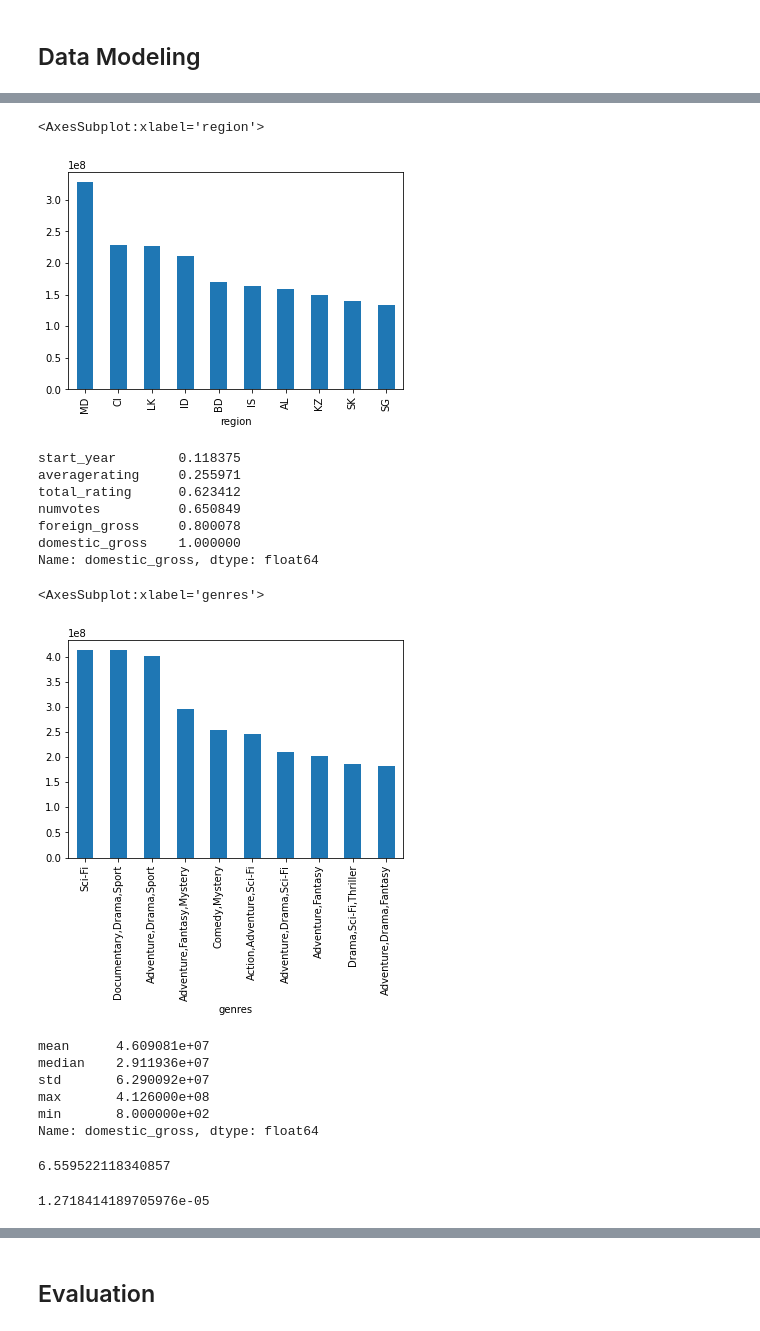
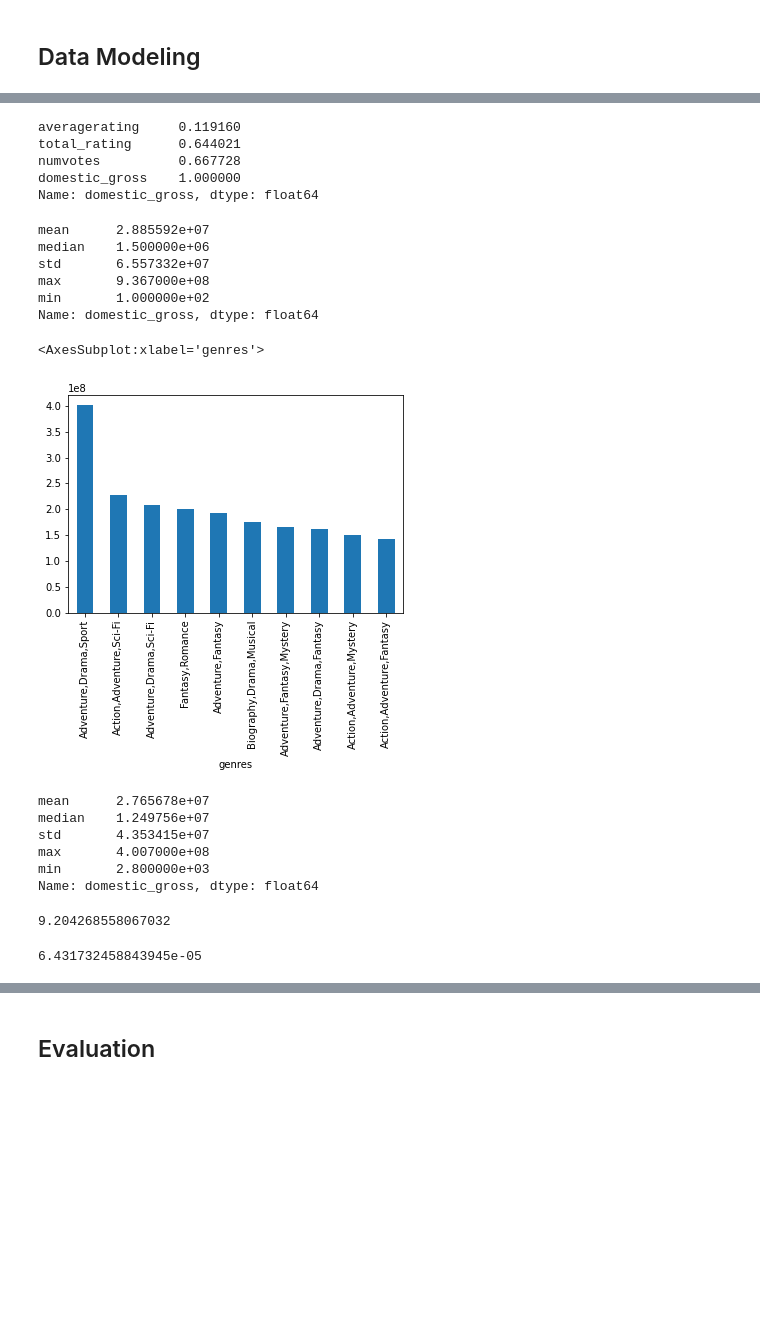
Before and after one commit to iansharff/microsoft_movies, a Jupyter notebook: IMBD+BOM.ipynb, the cells around one changed output, grey strips where cells are left out. Cells and saved outputs as stored; diff of their text form; code cells hidden in the pictures; blank space fills up the shorter version.

```diff
--- a/IMBD+BOM.ipynb
+++ b/IMBD+BOM.ipynb
@@ -106,3 +130,4 @@ imbd_info_df3['foreign_gross']= imbd_info_df3['foreign_gross'].astype(float)
 # %%
 #selecting only the necessary columns
-imbd_info_df_main= imbd_info_df3[['genres','domestic_gross','averagerating','numvotes', 'foreign_gross', 'start_year', 'region']]
+imbd_info_df_main= imbd_info_df3[['genres','domestic_gross','averagerating','numvotes']]
+imbd_info_df_foreign = imbd_info_df3[['genres','foreign_gross','region']]
@@ -109,5 +137,5 @@ imbd_info_df_main= imbd_info_df3[['genres','domestic_gross','averagerating','num
 # %%
 #remove null
-imbd_info_df_main_clean= imbd_info_df_main.dropna(axis=0).copy()
+imbd_info_df_main_clean= imbd_info_df_main.dropna(subset=['domestic_gross'], axis=0).copy()
 imbd_info_df_main_clean.head()
 # %% [output]
@@ -139,4 +154,4 @@ memory usage: 2.3+ MB
 # %%
 #creating total rating to find weighted rating
-imbd_info_df_main_clean1.eval('total_rating= averagerating *numvotes', inplace=True)
+imbd_info_df_main_clean.eval('total_rating= averagerating *numvotes', inplace=True)
 # %%
@@ -152,0 +180,17 @@ imbd_info_df_main_clean1.head().reset_index()
+# %%
+imbd_info_df_main_clean.corr()['domestic_gross'].sort_values()
+# %% [output]
+averagerating     0.119160
+total_rating      0.644021
+numvotes          0.667728
+domestic_gross    1.000000
+Name: domestic_gross, dtype: float64
+# %%
+imbd_info_df_main_clean['domestic_gross'].apply(['mean', 'median', 'std', 'max', 'min'])
+# %% [output]
+mean      2.885592e+07
+median    1.500000e+06
+std       6.557332e+07
+max       9.367000e+08
+min       1.000000e+02
+Name: domestic_gross, dtype: float64
@@ -153,45 +213,30 @@ imbd_info_df_main_clean1.head().reset_index()
 # %%
-gross_per_genre = imbd_info_df_main_clean1.groupby(['region'])['domestic_gross'].mean().sort_values(ascending=False)
-gross_per_genre.head(10).plot(kind = 'bar')
+#top genres based on domestic gross
+gross_per_genre1 = imbd_info_df_main_clean.groupby(['genres'])['domestic_gross'].mean().sort_values(ascending=False)
+gross_per_genre1.head(10).plot(kind = 'bar', rot=90)
 # %% [output]
-<AxesSubplot:xlabel='region'>
+<AxesSubplot:xlabel='genres'>
-[figure, old version]
+[figure, new version]
-# %%
-imbd_info_df_main_clean1.corr()['domestic_gross'].sort_values()
-# %% [output]
-start_year        0.118375
-averagerating     0.255971
-total_rating      0.623412
-numvotes          0.650849
-foreign_gross     0.800078
-domestic_gross    1.000000
-Name: domestic_gross, dtype: float64
-# %%
-#top genres based on domestic gross
-gross_per_genre1 = imbd_info_df_main_clean1.groupby(['genres'])['domestic_gross'].mean().sort_values(ascending=False)
-gross_per_genre1.head(10).plot(kind = 'bar')
-# %% [output]
-<AxesSubplot:xlabel='genres'>
-[figure, removed]
 # %%
 #stats on domestic gross
-gross_per_genre.apply(['mean', 'median', 'std', 'max', 'min'])
+#not a normal distribution
+gross_per_genre1.apply(['mean', 'median', 'std', 'max', 'min'])
 # %% [output]
-mean      4.609081e+07
-median    2.911936e+07
-std       6.290092e+07
-max       4.126000e+08
-min       8.000000e+02
+mean      2.765678e+07
+median    1.249756e+07
+std       4.353415e+07
+max       4.007000e+08
+min       2.800000e+03
 Name: domestic_gross, dtype: float64
 # %%
 #outlier
-gross_per_genre.max()/gross_per_genre.std()
+gross_per_genre1.max()/gross_per_genre1.std()
 # %% [output]
-6.559522118340857
+9.204268558067032
 # %%
 #outlier
-gross_per_genre.min()/gross_per_genre.std()
+gross_per_genre1.min()/gross_per_genre1.std()
 # %% [output]
-1.2718414189705976e-05
+6.431732458843945e-05
 # %%
 #finding weighted rating
```
Also changed, not shown: parts of 18 cells of this notebook.
